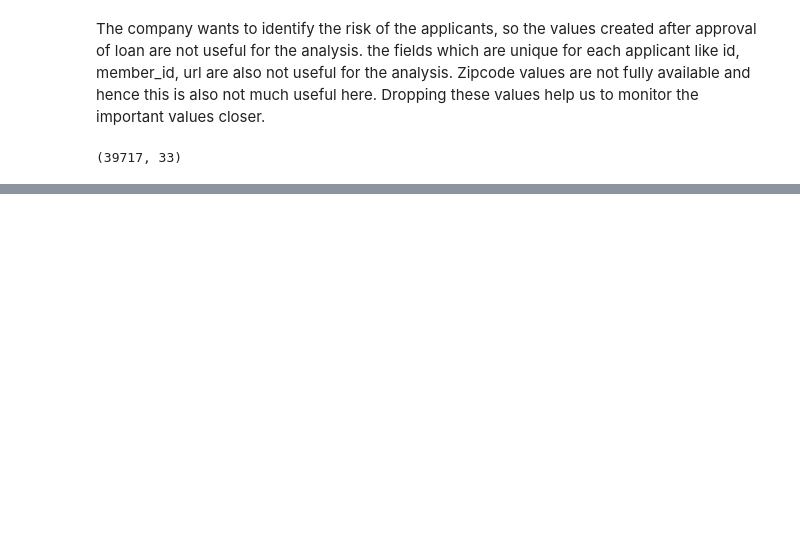
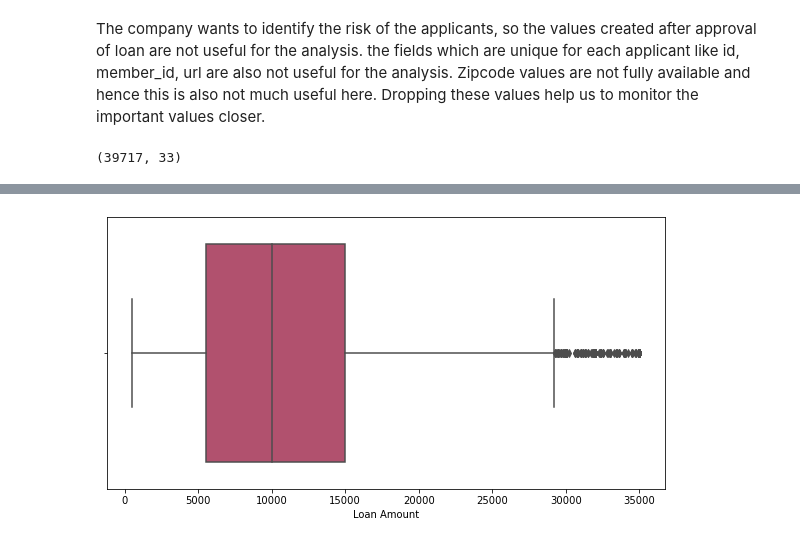
Before and after one commit to blahblahsingh/lending_club, a Jupyter notebook: lending_club.ipynb, the cells around one changed output, grey strips where cells are left out. Saved outputs shown, nothing was run; the diff lists cells and outputs as text; code cells hidden in the pictures; blank space fills up the shorter version.

```diff
--- a/lending_club.ipynb
+++ b/lending_club.ipynb
@@ -184,5 +248,7 @@ df.emp_length.isnull().sum()
 # %%
+#dropping off the null values for emp_length and revol_util as the count is very less comapred to the total data frame
 df=df[~(df['emp_length'].isnull())]
+df=df[~(df['revol_util'].isnull())]
 # %%
 #convert amount columns to numeric data to find correlation
 cols=['loan_amnt', 'funded_amnt', 'int_rate', 'funded_amnt_inv', 'installment', 'annual_inc', 'dti', 'emp_length']
@@ -225,0 +525,5 @@ df.head()
+# %%
+# Our assumption is that there is a chance that while conversion, some 1900s got converted to 2000s
+# hence reducing 100 yrs from the data which has year beyond 2021
+df.loc[df['earliest_cr_line_year'] > 2021 , 'earliest_cr_line_year'] = df['earliest_cr_line_year'] - 100
+print('No of rows with year more than 2021:',len(df[df['earliest_cr_line_year'] > 2021 ]))
@@ -225,0 +549,36 @@ df.head()
+# %%
+# Function to draw a boxplot
+def drawBoxPlot(col_name,x_label):
+    # @Params
+    # col_name : column to be ploted
+    # x_label: Label on the x_axis
+
+    plt.figure(figsize=(10, 5))
+    sns.boxplot(x=df[col_name], palette='flare')
+    plt.xlabel(x_label)
+    plt.show()
+
+# Function to create range for quantitative variables: low, medium, high, very high
+def convertToRange(val,col,data=df):
+    # @Params
+    # val : value to be evaluated
+    # col : name of the column val belongs to
+    # data: overall dataframe/dataset
+
+    iqr = (data[col].quantile(0.75) - data[col].quantile(0.25)).round(2)
+    quant_25 = data[col].quantile(0.25).round(2)
+    quant_75 = data[col].quantile(0.75).round(2)
+
+    if val <= dquant_25: #25%ile range
+        return 'low 0-'+ str(quant_25)
+    if val > quant_25 and val <= quant_75: #25%ile to 75%ile
+        return 'medium ' + str(quant_25)+ '-' + str(quant_75)
+    if val > quant_75 and val <= (quant_75 + 1.5*iqr) : #75%ile to "q3 + 1.5*iqr"
+        return 'high ' + str(quant_75)+ '-' + str(quant_75 + 1.5*iqr)
+    return 'very high ' + str(quant_75 + 1.5*iqr) + '+'
+
+# Function to draw a count plot wrt to loan status => 0: defaulted, 1: Fully paid
+def drawBarWithLoanStatus(col, figsize=(10,5),data=df):
+    fig, ax = plt.subplots(figsize=figsize)
+    g = sns.countplot(data=data, y=col, hue='loan_status', ax=ax, order=data[col].value_counts().sort_index().index)
+    plt.show(g)
@@ -239,0 +625,4 @@ Name: total_pymnt, Length: 39717, dtype: float64
+# %%
+drawBoxPlot('loan_amnt', 'Loan Amount')
+# %% [output]
+[figure, added]
```
Also changed, not shown: parts of 114 cells of this notebook, 1 other file.
